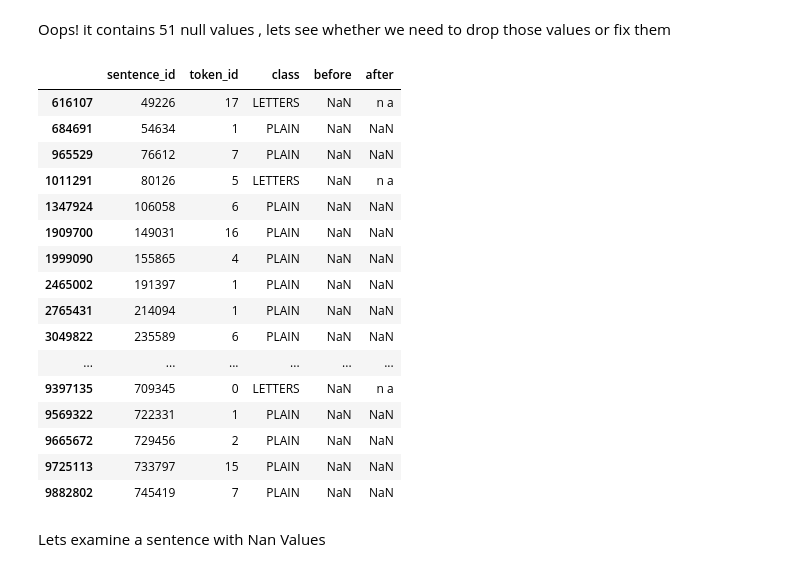
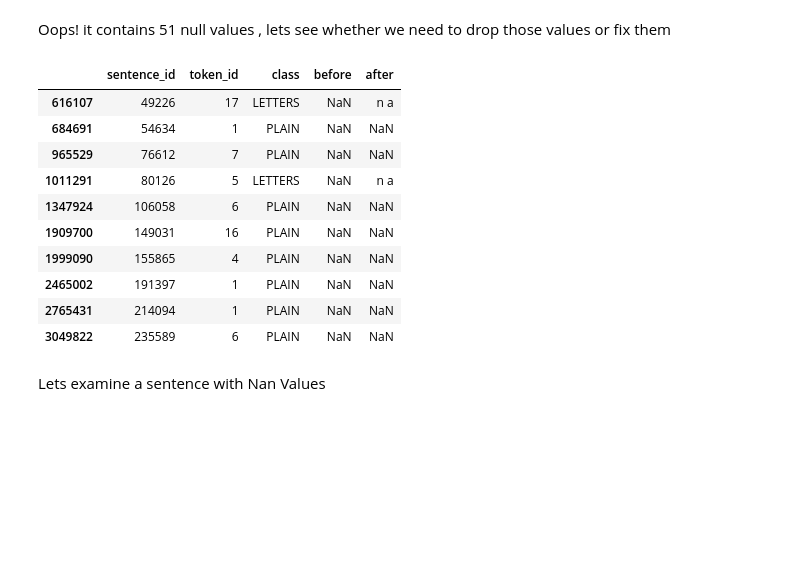
Before and after one commit to SibtainRazaJamali/Text-Normalization, a Jupyter notebook: Project.ipynb, the cells around one changed output. Saved outputs shown, nothing was run; the diff lists cells and outputs as text; code cells hidden in the pictures; blank space fills up the shorter version.

```diff
--- a/Project.ipynb
+++ b/Project.ipynb
@@ -74,24 +55,18 @@ training_set['before'].isnull().sum()
 # %% [markdown]
 Oops! it contains 51 null values , lets see whether we need to drop those values or fix them
 # %%
-(training_set[training_set['before'].isnull()])
+(training_set[training_set['before'].isnull()]).head(10)
 # %% [output]
 |  | sentence_id | token_id | class | before | after |
 | 616107 | 49226 | 17 | LETTERS | NaN | n a |
 | 684691 | 54634 | 1 | PLAIN | NaN | NaN |
 | 965529 | 76612 | 7 | PLAIN | NaN | NaN |
 | 1011291 | 80126 | 5 | LETTERS | NaN | n a |
 | 1347924 | 106058 | 6 | PLAIN | NaN | NaN |
 | 1909700 | 149031 | 16 | PLAIN | NaN | NaN |
 | 1999090 | 155865 | 4 | PLAIN | NaN | NaN |
 | 2465002 | 191397 | 1 | PLAIN | NaN | NaN |
 | 2765431 | 214094 | 1 | PLAIN | NaN | NaN |
 | 3049822 | 235589 | 6 | PLAIN | NaN | NaN |
-| ... | ... | ... | ... | ... | ... |
-| 9397135 | 709345 | 0 | LETTERS | NaN | n a |
-| 9569322 | 722331 | 1 | PLAIN | NaN | NaN |
-| 9665672 | 729456 | 2 | PLAIN | NaN | NaN |
-| 9725113 | 733797 | 15 | PLAIN | NaN | NaN |
-| 9882802 | 745419 | 7 | PLAIN | NaN | NaN |
 # %% [markdown]
 Lets examine a sentence with Nan Values
```
Also changed, not shown: parts of 89 cells of this notebook, 8 other files.
